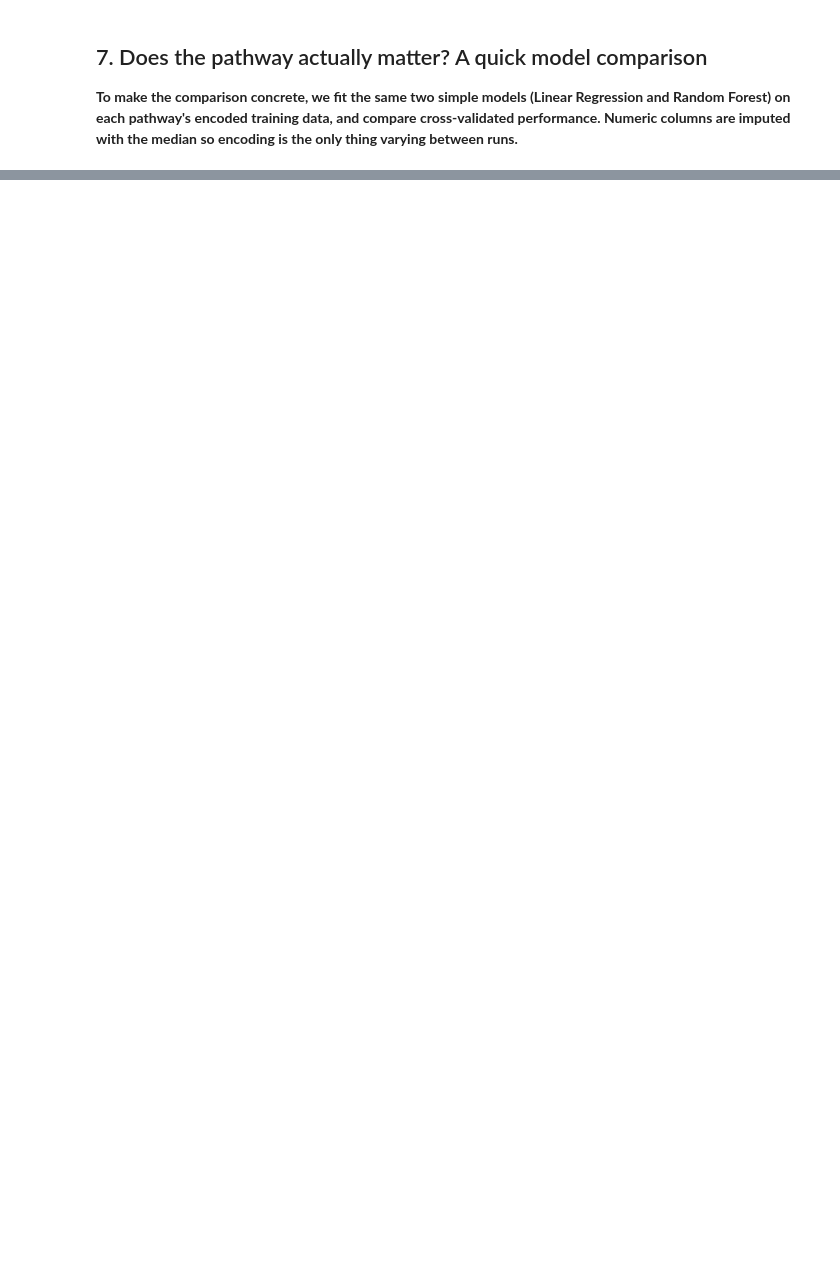
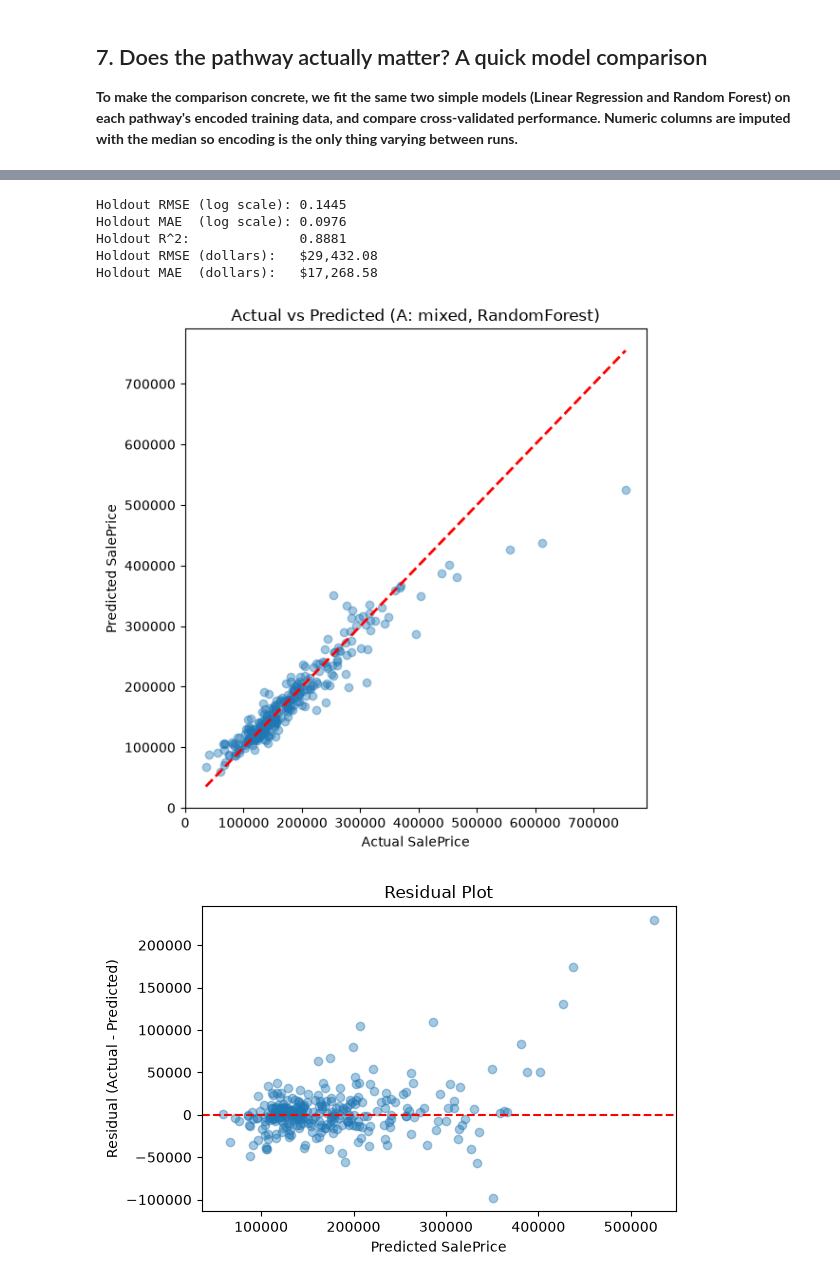
Before and after one commit to angeliqueeumwali/data-cleaning-da, a Jupyter notebook: House_Price_Encoding_Assignment.ipynb, the cells around one changed output, grey strips where cells are left out. Drawn from its saved outputs; the diff is of its cells as text; code cells hidden in the pictures; blank space fills up the shorter version.

Commit message:
Add holdout evaluation, final model, and test predictions

```diff
--- a/House_Price_Encoding_Assignment.ipynb
+++ b/House_Price_Encoding_Assignment.ipynb
@@ -342,0 +439,15 @@ results_df
+# %%
+best_row = results_df.iloc[0]
+best_pathway_name = best_row['pathway']
+best_model_name = best_row['model']
+print(f"Best pathway: {best_pathway_name} | Best model: {best_model_name}")
+print(f"CV RMSE (log SalePrice): {best_row['cv_rmse_log_saleprice']}")
+
+best_encoded_df = pathways[best_pathway_name]
+X_best, y_best = prepare_features(best_encoded_df, TARGET_COLUMN, ID_COLUMN)
+y_best_log = np.log1p(y_best)
+
+X_train, X_test, y_train, y_test = train_test_split(
+    X_best, y_best_log, test_size=0.2, random_state=RANDOM_STATE
+)
+print(f"X_train shape: {X_train.shape}, X_test shape: {X_test.shape}")
@@ -342,0 +462,4 @@ results_df
+# %%
+final_model = models[best_model_name]
+final_model.fit(X_train, y_train)
+y_pred_log = final_model.predict(X_test)
@@ -342,0 +470,46 @@ results_df
+# %%
+from sklearn.metrics import mean_squared_error, mean_absolute_error, r2_score
+import matplotlib.pyplot as plt
+
+rmse_log = np.sqrt(mean_squared_error(y_test, y_pred_log))
+mae_log = mean_absolute_error(y_test, y_pred_log)
+r2 = r2_score(y_test, y_pred_log)
+
+y_test_actual = np.expm1(y_test)
+y_pred_actual = np.expm1(y_pred_log)
+rmse_dollars = np.sqrt(mean_squared_error(y_test_actual, y_pred_actual))
+mae_dollars = mean_absolute_error(y_test_actual, y_pred_actual)
+
+print(f"Holdout RMSE (log scale): {rmse_log:.4f}")
+print(f"Holdout MAE  (log scale): {mae_log:.4f}")
+print(f"Holdout R^2:              {r2:.4f}")
+print(f"Holdout RMSE (dollars):   ${rmse_dollars:,.2f}")
+print(f"Holdout MAE  (dollars):   ${mae_dollars:,.2f}")
+
+plt.figure(figsize=(6, 6))
+plt.scatter(y_test_actual, y_pred_actual, alpha=0.4)
+plt.plot([y_test_actual.min(), y_test_actual.max()],
+         [y_test_actual.min(), y_test_actual.max()], 'r--', lw=2)
+plt.xlabel('Actual SalePrice')
+plt.ylabel('Predicted SalePrice')
+plt.title(f'Actual vs Predicted ({best_pathway_name}, {best_model_name})')
+plt.tight_layout()
+plt.show()
+
+residuals = y_test_actual - y_pred_actual
+plt.figure(figsize=(6, 4))
+plt.scatter(y_pred_actual, residuals, alpha=0.4)
+plt.axhline(0, color='r', linestyle='--')
+plt.xlabel('Predicted SalePrice')
+plt.ylabel('Residual (Actual - Predicted)')
+plt.title('Residual Plot')
+plt.tight_layout()
+plt.show()
+# %% [output]
+Holdout RMSE (log scale): 0.1445
+Holdout MAE  (log scale): 0.0976
+Holdout R^2:              0.8881
+Holdout RMSE (dollars):   $29,432.08
+Holdout MAE  (dollars):   $17,268.58
+[figure, added]
+[figure, added]
```
Also changed, not shown: parts of 17 cells of this notebook, 1 other file.
